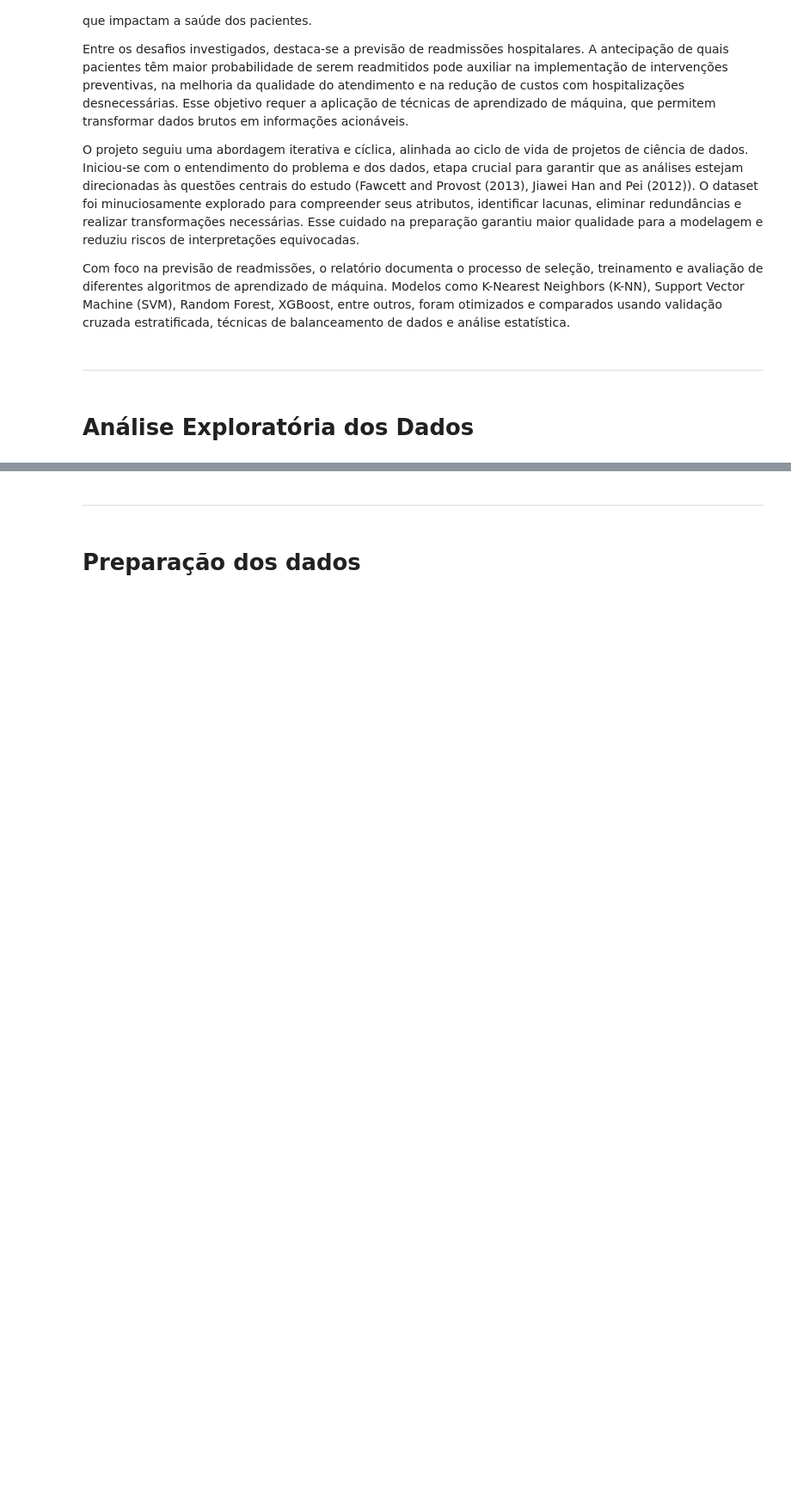
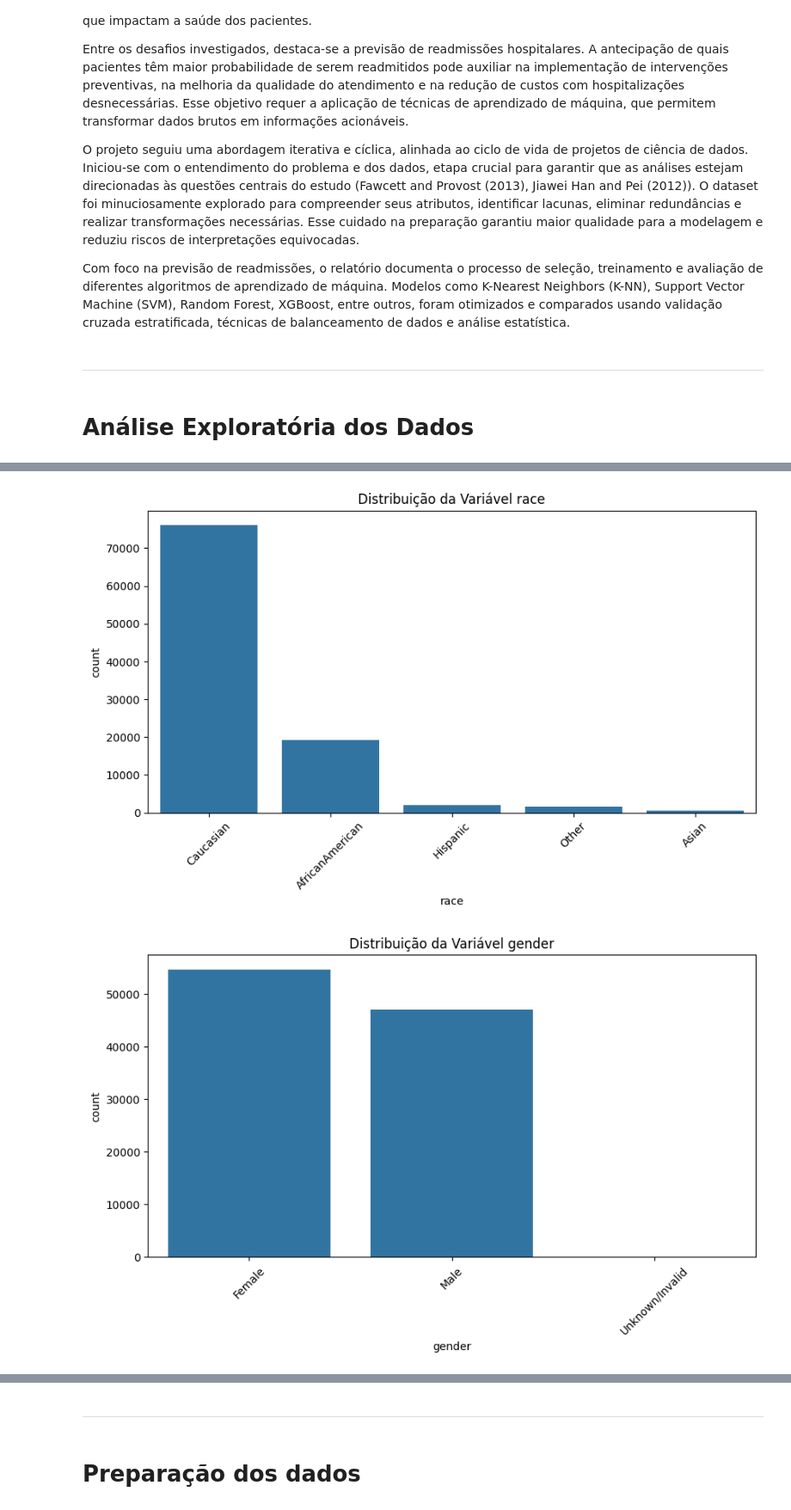
Before and after one commit to KarolineCostadaSilva/diabetes, a Jupyter notebook: relatorio_final copy.ipynb, the cells around one changed output, grey strips where cells are left out. Shown at 86% size. Cells and saved outputs as stored; diff of their text form; code cells hidden in the pictures; blank space fills up the shorter version.

```diff
--- a/relatorio_final copy.ipynb
+++ b/relatorio_final copy.ipynb
@@ -185,10 +222,13 @@ for col in colunas_categoricas:
 # %%
 # Gráficos de barras para variáveis categóricas selecionadas
-variaveis_para_plotar = ['race', 'gender', 'age', 'max_glu_serum', 'A1Cresult', 'change', 'diabetesMed', 'target']
+variaveis_para_plotar = ['race', 'gender', 'age', 'max_glu_serum', 'A1Cresult', 'change', 'diabetesMed', 'class']
 
 for col in variaveis_para_plotar:
     plt.figure(figsize=(10, 5))
     sns.countplot(x=col, data=df, order=df[col].value_counts().index)
     plt.title(f'Distribuição da Variável {col}')
     plt.xticks(rotation=45)
     plt.show()
+# %% [output]
+[figure, added]
+[figure, added]
```
Also changed, not shown: parts of 26 cells of this notebook, 10 other files.
